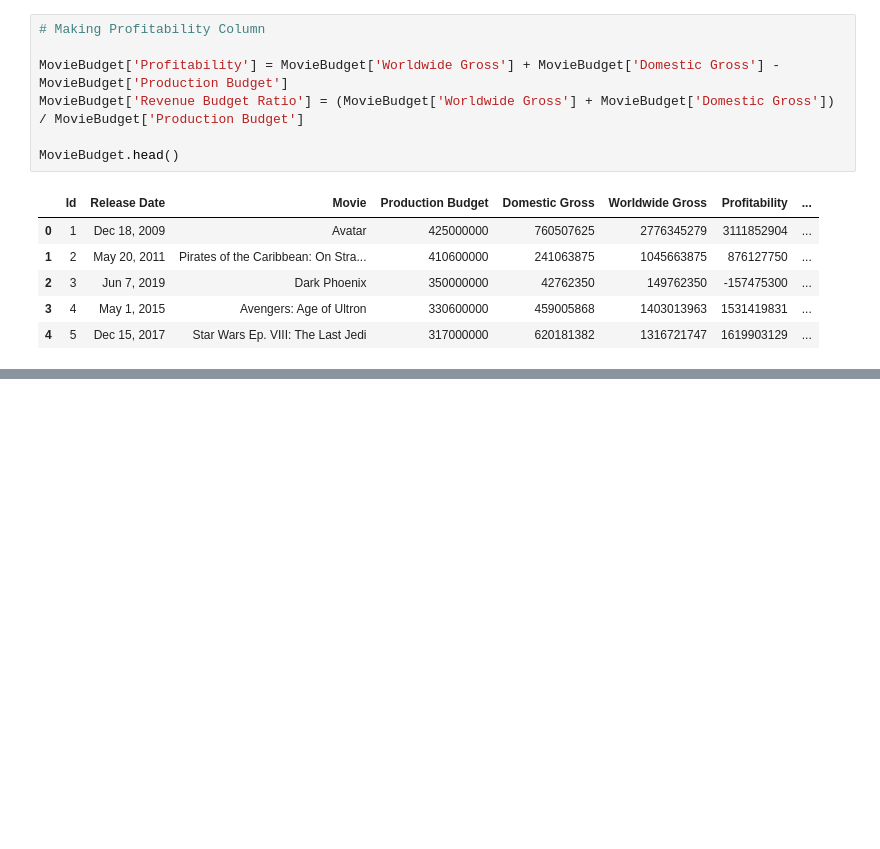
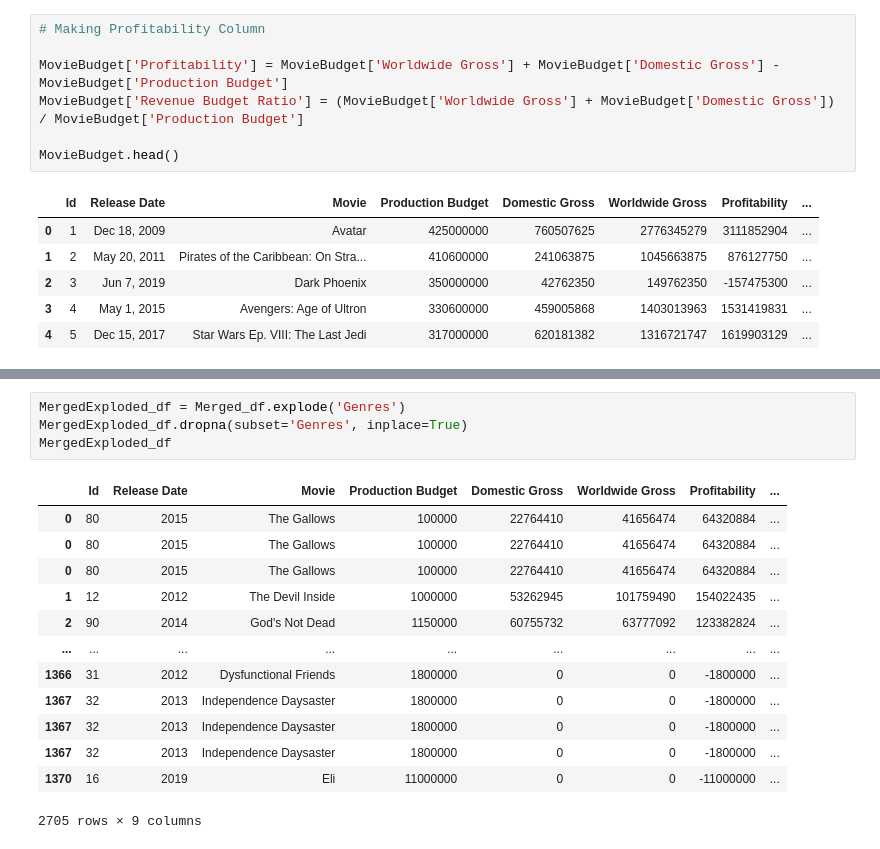
Before and after one commit to nickthetj/Cheap-Thrills-Good-Money, a Jupyter notebook: notebooks/EDA TN.MovieBudget - Nick.ipynb, the cells around one changed output, grey strips where cells are left out. Saved outputs shown, nothing was run; the diff lists cells and outputs as text; blank space fills up the shorter version.

```diff
--- a/notebooks/EDA TN.MovieBudget - Nick.ipynb
+++ b/notebooks/EDA TN.MovieBudget - Nick.ipynb
@@ -91,0 +164,18 @@ See the caveats in the documentation: https://pandas.pydata.org/pandas-docs/stab
+# %%
+MergedExploded_df = Merged_df.explode('Genres')
+MergedExploded_df.dropna(subset='Genres', inplace=True)
+MergedExploded_df
+# %% [output]
+|  | Id | Release Date | Movie | Production Budget | Domestic Gross | Worldwide Gross | Profitability | ... |
+| 0 | 80 | 2015 | The Gallows | 100000 | 22764410 | 41656474 | 64320884 | ... |
+| 0 | 80 | 2015 | The Gallows | 100000 | 22764410 | 41656474 | 64320884 | ... |
+| 0 | 80 | 2015 | The Gallows | 100000 | 22764410 | 41656474 | 64320884 | ... |
+| 1 | 12 | 2012 | The Devil Inside | 1000000 | 53262945 | 101759490 | 154022435 | ... |
+| 2 | 90 | 2014 | God's Not Dead | 1150000 | 60755732 | 63777092 | 123382824 | ... |
+| ... | ... | ... | ... | ... | ... | ... | ... | ... |
+| 1366 | 31 | 2012 | Dysfunctional Friends | 1800000 | 0 | 0 | -1800000 | ... |
+| 1367 | 32 | 2013 | Independence Daysaster | 1800000 | 0 | 0 | -1800000 | ... |
+| 1367 | 32 | 2013 | Independence Daysaster | 1800000 | 0 | 0 | -1800000 | ... |
+| 1367 | 32 | 2013 | Independence Daysaster | 1800000 | 0 | 0 | -1800000 | ... |
+| 1370 | 16 | 2019 | Eli | 11000000 | 0 | 0 | -11000000 | ... |
+2705 rows × 9 columns
```
Also changed, not shown: parts of 14 cells of this notebook, 1 other file.
